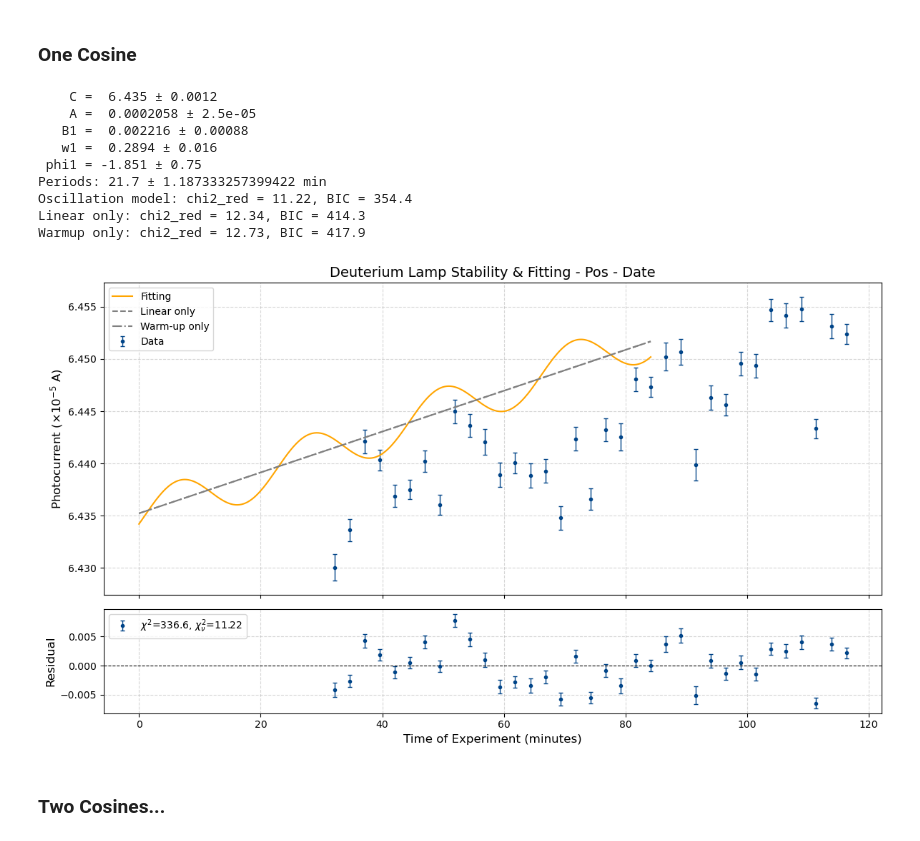
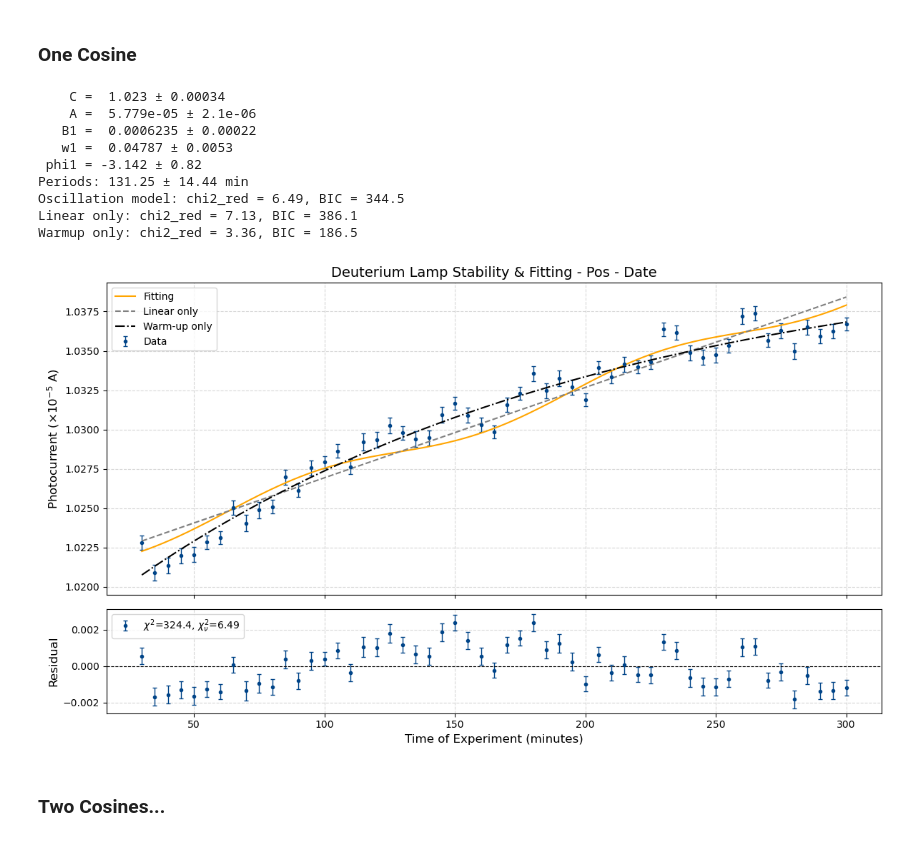
Before and after one commit to laughtonmichael2004-hue/lea-summer_2026_Internship, a Jupyter notebook: 2. Deuterium Lamp/Deuterium Lamp Analysis Code.ipynb, the cells around one changed output. Saved outputs shown, nothing was run; the diff lists cells and outputs as text; code cells hidden in the pictures.

```diff
--- a/2. Deuterium Lamp/Deuterium Lamp Analysis Code.ipynb
+++ b/2. Deuterium Lamp/Deuterium Lamp Analysis Code.ipynb
@@ -1532,10 +1635,10 @@ import matplotlib.pyplot as plt
 from scipy.optimize import curve_fit
 
 # Config
-DATA_FILE = Path(r"C:\Users\laugh\lea-summer-2026-internship-forked\lea-summer_2026_Internship\2. Deuterium Lamp\Data\(2026-11-09)_Data\hour_3to4_spectrum_hole_num_2.txt")
+DATA_FILE = Path(r"C:\Users\laugh\lea-summer-2026-internship-forked\lea-summer_2026_Internship\2. Deuterium Lamp\Data\(2026-10-11)_Stability_data\D2lamp_128nm_stability.txt")
 WARMUP_MIN = 30.0 # Get rid of data before this time
-LIMIT_MAX = 1000.0
-SCALE = 1e5 # May need to change after running once
+LIMIT_MAX = 300.0
+SCALE = 1e6 # May need to change after running once
 N_STARTS = 20 # Random starting points for the fit
 
 # Load and process the data
@@ -1632,47 +1735,47 @@ pwarm, _ = curve_fit(warmup_model, t, y, sigma=yerr)
 _, chi2_warm, red_warm, bic_warm = fit_stats(y, yerr, warmup_model(t, *pwarm), 3)
 
 names = ["C", "A", "B1", "w1", "phi1"]
 for n, v, e in zip(names, popt, perr):
     print(f"{n:>5} = {v: .4g} ± {e:.2g}")
-print(f"Periods: {2*np.pi/popt[3]:.1f} ± {2*np.pi/popt[3] * perr[3]/popt[3]} min")
+print(f"Periods: {2*np.pi/popt[3]:.2f} ± {2*np.pi/popt[3] * perr[3]/popt[3]:.2f} min")
 print(f"Oscillation model: chi2_red = {red_chi2:.2f}, BIC = {bic:.1f}")
 print(f"Linear only: chi2_red = {red_lin:.2f}, BIC = {bic_lin:.1f}")
 print(f"Warmup only: chi2_red = {red_warm:.2f}, BIC = {bic_warm:.1f}")
 
 # Plot
 t_fine = np.linspace(0, T, 500)
 fig, (ax1, ax2) = plt.subplots(2, 1, figsize=(12, 7), sharex=True, gridspec_kw={'height_ratios': [3, 1]})
 
 ax1.errorbar(t_abs, y, yerr, fmt='o', ms=3, elinewidth=1, capsize=2,
              color='#004488', label='Data')
-ax1.plot(t_fine , stability_model(t_fine, *popt), color='orange', label='Fitting')
-ax1.plot(t_fine, linear_model(t_fine, *plin), '--', color='gray', label='Linear only')
-ax1.plot(t_fine, warmup_model(t_fine, *pwarm), '-.', color='gray', label='Warm-up only')
+ax1.plot(t_fine + t_abs[0] , stability_model(t_fine, *popt), color='orange', label='Fitting')
+ax1.plot(t_fine + t_abs[0], linear_model(t_fine, *plin), '--', color='gray', label='Linear only')
+ax1.plot(t_fine + t_abs[0], warmup_model(t_fine, *pwarm), '-.', color='gray', label='Warm-up only')
 ax1.set_title('Deuterium Lamp Stability & Fitting - Pos - Date', fontsize=14)
 ax1.set_ylabel(r'Photocurrent ($\times10^{-5}$ A)', fontsize=12)
 ax1.grid(True, linestyle='--', alpha=0.5)
 ax1.legend()
 
 ax2.errorbar(t_abs, res, yerr, fmt='o', ms=3, elinewidth=1, capsize=2, color='#004488', label=rf'$\chi^2$={chi2:.1f}, $\chi^2_\nu$={red_chi2:.2f}')
 ax2.axhline(0, lw=0.8, ls='--', color='k')
 ax2.set_xlabel('Time of Experiment (minutes)', fontsize=12)
 ax2.set_ylabel('Residual', fontsize=12)
 ax2.grid(True, linestyle='--', alpha=0.5)
 ax2.legend()
 
 fig.tight_layout()
 plt.show()
 # %% [output]
-    C =  6.435 ± 0.0012
-    A =  0.0002058 ± 2.5e-05
-   B1 =  0.002216 ± 0.00088
-   w1 =  0.2894 ± 0.016
- phi1 = -1.851 ± 0.75
-Periods: 21.7 ± 1.187333257399422 min
-Oscillation model: chi2_red = 11.22, BIC = 354.4
-Linear only: chi2_red = 12.34, BIC = 414.3
-Warmup only: chi2_red = 12.73, BIC = 417.9
+    C =  1.023 ± 0.00034
+    A =  5.779e-05 ± 2.1e-06
+   B1 =  0.0006235 ± 0.00022
+   w1 =  0.04787 ± 0.0053
+ phi1 = -3.142 ± 0.82
+Periods: 131.25 ± 14.44 min
+Oscillation model: chi2_red = 6.49, BIC = 344.5
+Linear only: chi2_red = 7.13, BIC = 386.1
+Warmup only: chi2_red = 3.36, BIC = 186.5
-[figure, old version]
+[figure, new version]
 # %% [markdown]
 ### Two Cosines...
 # %%
```
Also changed, not shown: parts of 28 cells of this notebook, 7 other files.
